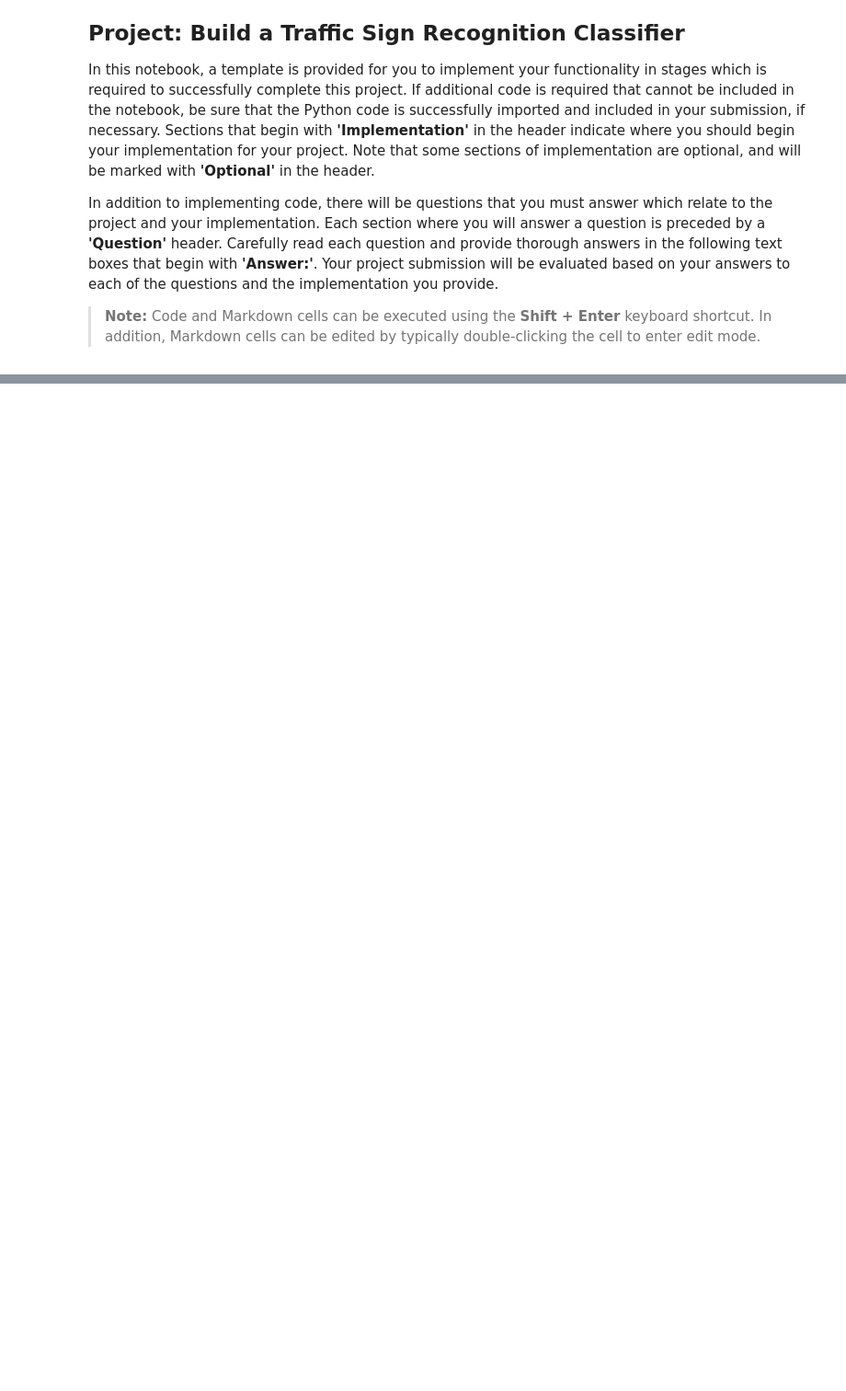
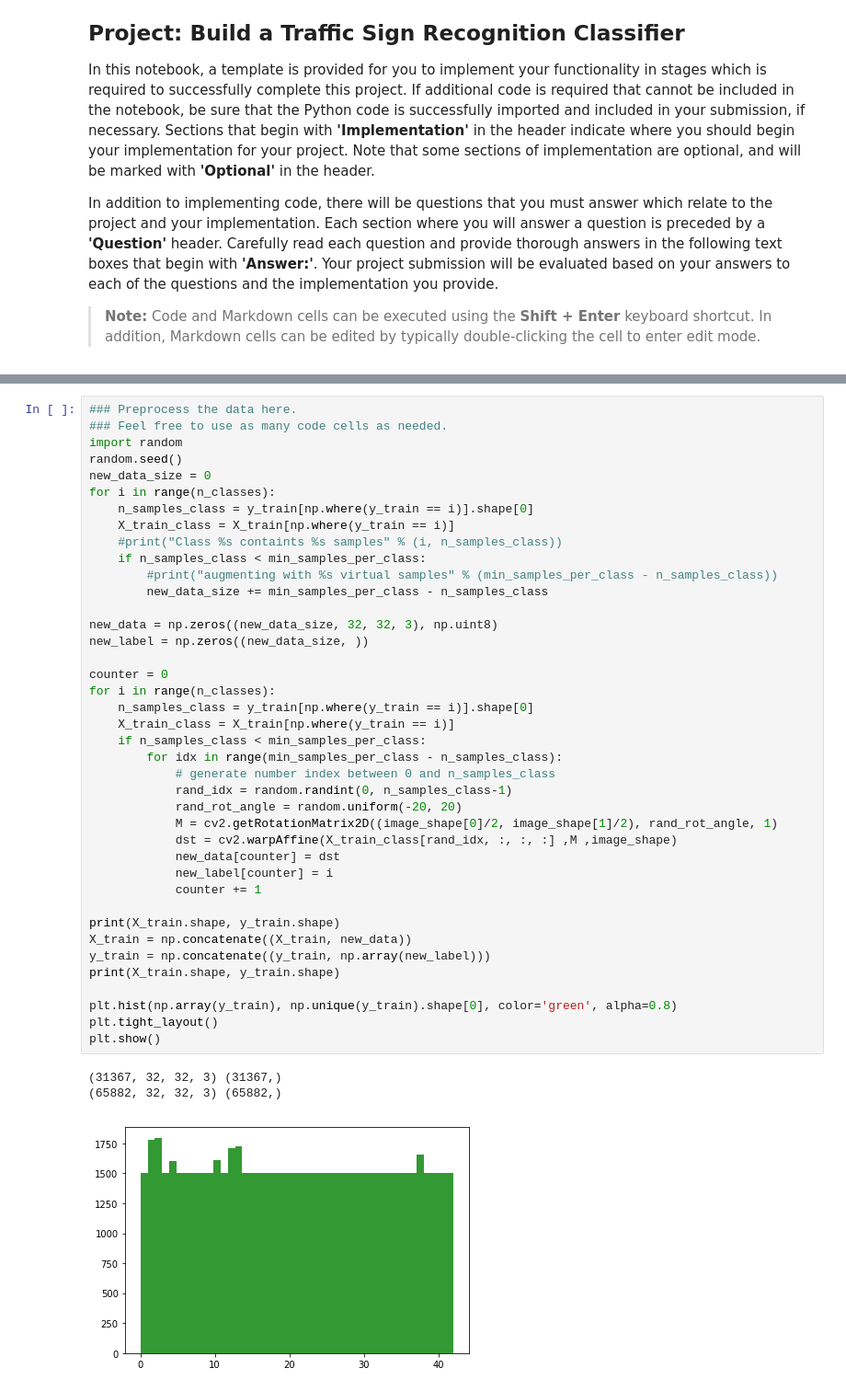
Before and after one commit to mehditlili/CarND-Traffic-Sign-Classifier-Project, a Jupyter notebook: Traffic_Sign_Classifier.ipynb, the cells around one changed output, grey strips where cells are left out. Shown at 92% size. Drawn from its saved outputs; the diff is of its cells as text; blank space fills up the shorter version.

```diff
--- a/Traffic_Sign_Classifier.ipynb
+++ b/Traffic_Sign_Classifier.ipynb
@@ -458,0 +110,44 @@ _If necessary, provide documentation for how an interface was built for your mod
+# %%
+### Preprocess the data here.
+### Feel free to use as many code cells as needed.
+import random
+random.seed()
+new_data_size = 0
+for i in range(n_classes):
+    n_samples_class = y_train[np.where(y_train == i)].shape[0]
+    X_train_class = X_train[np.where(y_train == i)]
+    #print("Class %s containts %s samples" % (i, n_samples_class))
+    if n_samples_class < min_samples_per_class:
+        #print("augmenting with %s virtual samples" % (min_samples_per_class - n_samples_class))
+        new_data_size += min_samples_per_class - n_samples_class
+
+new_data = np.zeros((new_data_size, 32, 32, 3), np.uint8)
+new_label = np.zeros((new_data_size, ))
+
+counter = 0
+for i in range(n_classes):
+    n_samples_class = y_train[np.where(y_train == i)].shape[0]
+    X_train_class = X_train[np.where(y_train == i)]
+    if n_samples_class < min_samples_per_class:
+        for idx in range(min_samples_per_class - n_samples_class):
+            # generate number index between 0 and n_samples_class
+            rand_idx = random.randint(0, n_samples_class-1)
+            rand_rot_angle = random.uniform(-20, 20)
+            M = cv2.getRotationMatrix2D((image_shape[0]/2, image_shape[1]/2), rand_rot_angle, 1)
+            dst = cv2.warpAffine(X_train_class[rand_idx, :, :, :] ,M ,image_shape)
+            new_data[counter] = dst
+            new_label[counter] = i
+            counter += 1
+
+print(X_train.shape, y_train.shape)
+X_train = np.concatenate((X_train, new_data))
+y_train = np.concatenate((y_train, np.array(new_label)))
+print(X_train.shape, y_train.shape)
+
+plt.hist(np.array(y_train), np.unique(y_train).shape[0], color='green', alpha=0.8)
+plt.tight_layout()
+plt.show()
+# %% [output]
+(31367, 32, 32, 3) (31367,)
+(65882, 32, 32, 3) (65882,)
+[figure, added]
```
Also changed, not shown: parts of 58 cells of this notebook, 3 other files.
